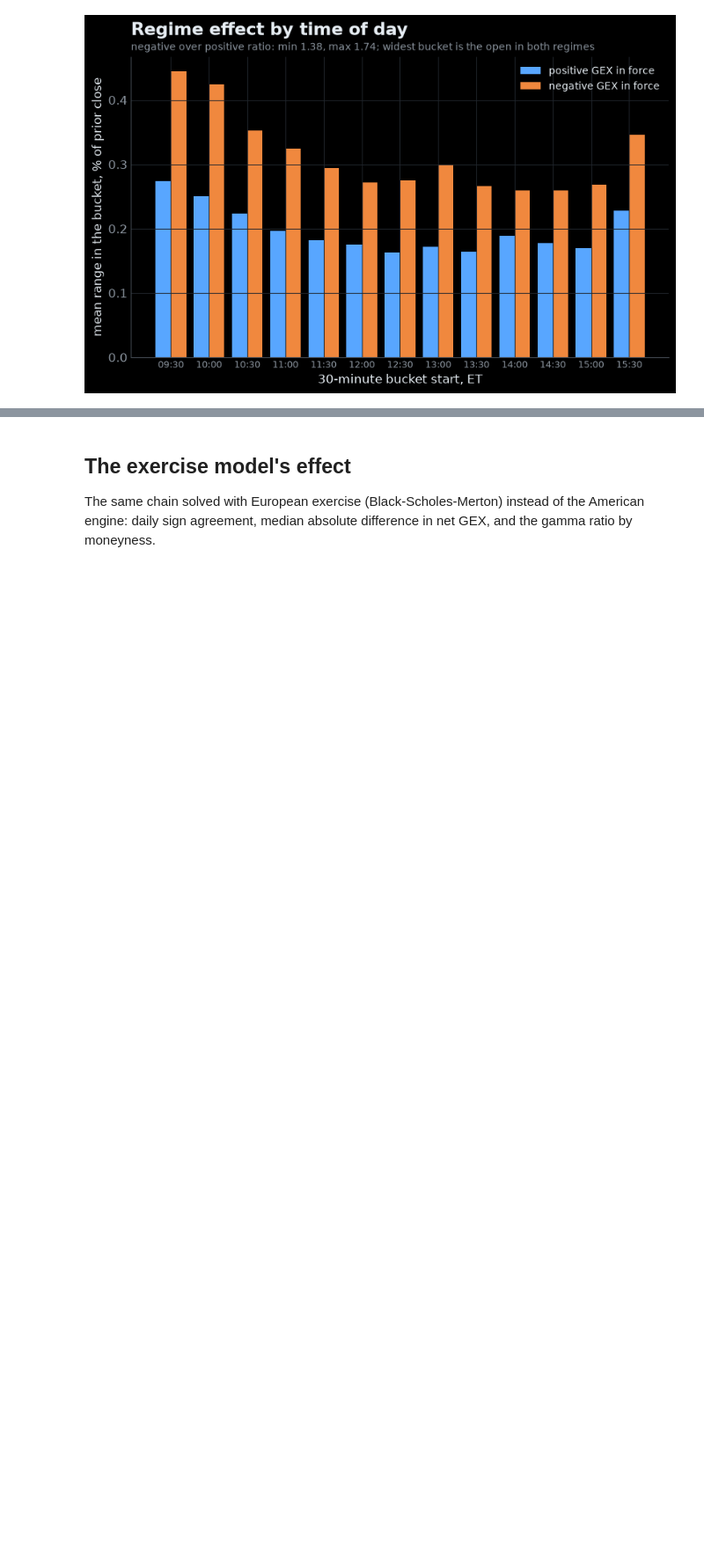
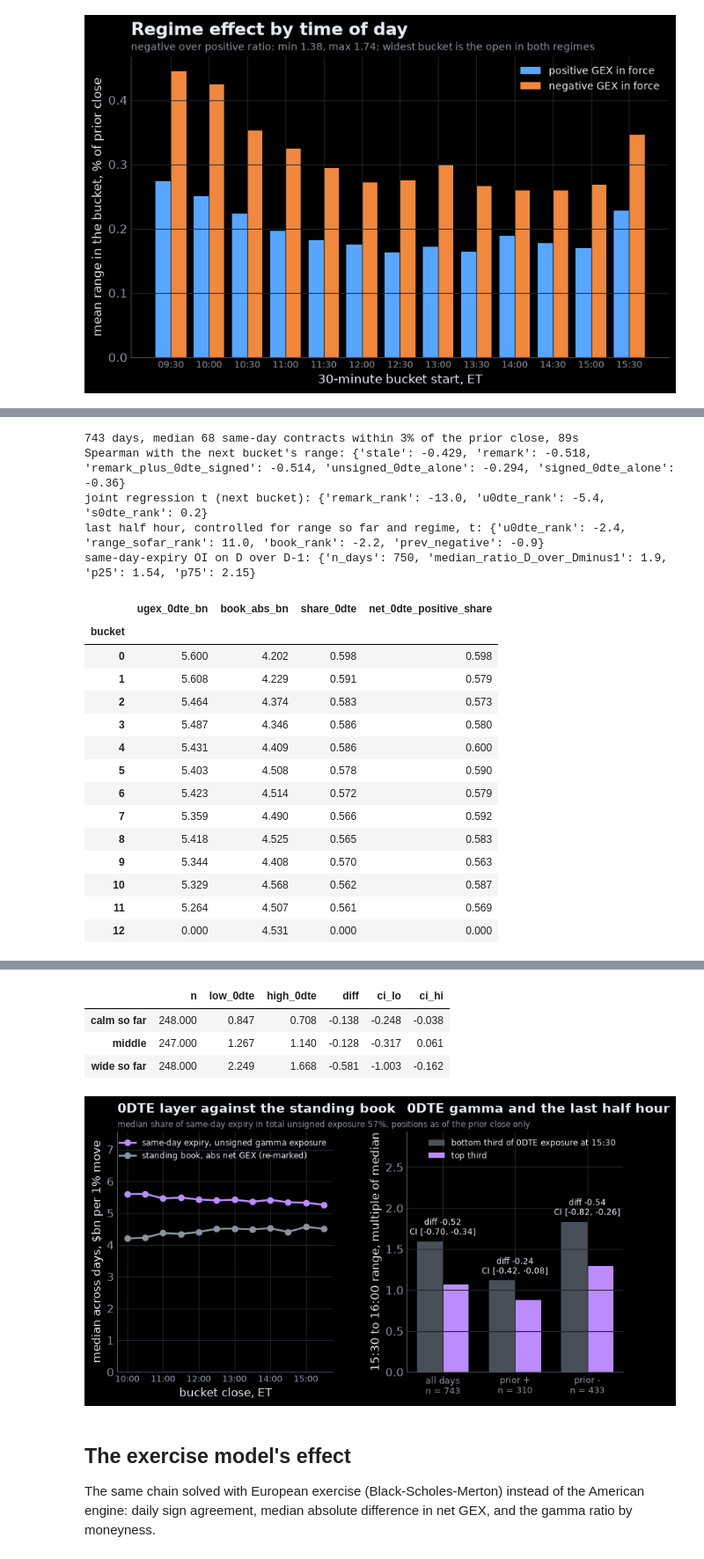
Before and after one commit to will-hill/GPU-Quant-Finance, a Jupyter notebook: 05-pytorch-options-scanning/gex_intraday_spy.ipynb, the cells around one changed output, grey strips where cells are left out. Shown at 88% size. Drawn from its saved outputs; the diff is of its cells as text; code cells hidden in the pictures; blank space fills up the shorter version.

```diff
--- a/05-pytorch-options-scanning/gex_intraday_spy.ipynb
+++ b/05-pytorch-options-scanning/gex_intraday_spy.ipynb
@@ -162,0 +167,34 @@ _ = I.fig_time_of_day(t5, G.FIGURES / "f9_time_of_day.png")
+# %%
+t0 = time.perf_counter()
+layer = I.zero_dte_layer(sol, daily, ob)
+t8 = I.t8_zero_dte(layer); t8c = I.t8_controls(layer, sol, daily)
+print(f"{t8['n_days']} days, median {t8['median_contracts_per_day']:.0f} same-day contracts within 3% of the prior close, {time.perf_counter() - t0:.0f}s")
+print("Spearman with the next bucket's range:", {k: round(v, 3) for k, v in t8["spearman_next_range"].items()})
+print("joint regression t (next bucket):", {k: round(v, 1) for k, v in t8["joint_regression_t"].items()})
+print("last half hour, controlled for range so far and regime, t:", {k: round(v, 1) for k, v in t8c["last_half_hour_controlled_t"].items()})
+print("same-day-expiry OI on D over D-1:", {k: round(v, 2) for k, v in t8c["same_day_expiry_oi_growth_on_last_day"].items()})
+display(pd.DataFrame(t8["by_bucket"]).set_index("bucket").style.format("{:.3f}"))
+display(pd.DataFrame(t8["last_half_hour_by_0dte_exposure_at_1530"]).T.style.format("{:.3f}"))
+display(pd.DataFrame(t8c["last_half_hour_within_day_vol_strata"]).T.style.format("{:.3f}"))
+_ = I.fig_zero_dte(t8, G.FIGURES / "f14_zero_dte.png")
+# %% [output]
+743 days, median 68 same-day contracts within 3% of the prior close, 89s
+Spearman with the next bucket's range: {'stale': -0.429, 'remark': -0.518, 'remark_plus_0dte_signed': -0.514, 'unsigned_0dte_alone': -0.294, 'signed_0dte_alone': -0.36}
+joint regression t (next bucket): {'remark_rank': -13.0, 'u0dte_rank': -5.4, 's0dte_rank': 0.2}
+last half hour, controlled for range so far and regime, t: {'u0dte_rank': -2.4, 'range_sofar_rank': 11.0, 'book_rank': -2.2, 'prev_negative': -0.9}
+same-day-expiry OI on D over D-1: {'n_days': 750, 'median_ratio_D_over_Dminus1': 1.9, 'p25': 1.54, 'p75': 2.15}
+|  | ugex_0dte_bn | book_abs_bn | share_0dte | net_0dte_positive_share |
+| bucket |  |  |  |  |
+| 0 | 5.600 | 4.202 | 0.598 | 0.598 |
+| 1 | 5.608 | 4.229 | 0.591 | 0.579 |
+| 2 | 5.464 | 4.374 | 0.583 | 0.573 |
+| 3 | 5.487 | 4.346 | 0.586 | 0.580 |
+| 4 | 5.431 | 4.409 | 0.586 | 0.600 |
+| 5 | 5.403 | 4.508 | 0.578 | 0.590 |
+| 6 | 5.423 | 4.514 | 0.572 | 0.579 |
+| 7 | 5.359 | 4.490 | 0.566 | 0.592 |
+| 8 | 5.418 | 4.525 | 0.565 | 0.583 |
+| 9 | 5.344 | 4.408 | 0.570 | 0.563 |
+| 10 | 5.329 | 4.568 | 0.562 | 0.587 |
+| 11 | 5.264 | 4.507 | 0.561 | 0.569 |
+| 12 | 0.000 | 4.531 | 0.000 | 0.000 |
@@ -163,3 +205,8 @@ _ = I.fig_time_of_day(t5, G.FIGURES / "f9_time_of_day.png")
+|  | n | low_0dte | high_0dte | diff | ci_lo | ci_hi |
+| calm so far | 248.000 | 0.847 | 0.708 | -0.138 | -0.248 | -0.038 |
+| middle | 247.000 | 1.267 | 1.140 | -0.128 | -0.317 | 0.061 |
+| wide so far | 248.000 | 2.249 | 1.668 | -0.581 | -1.003 | -0.162 |
+[figure, added]
 # %% [markdown]
 ## The exercise model's effect
 
```
Also changed, not shown: parts of 7 cells of this notebook, 7 other files.
